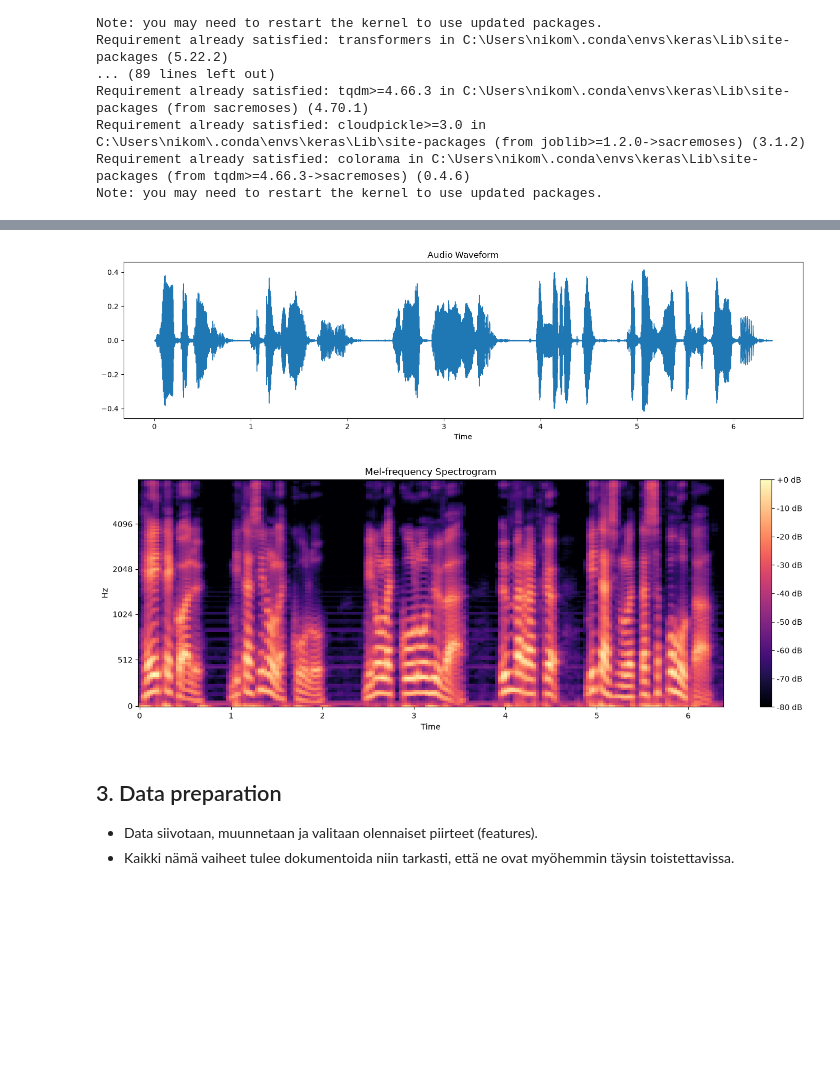
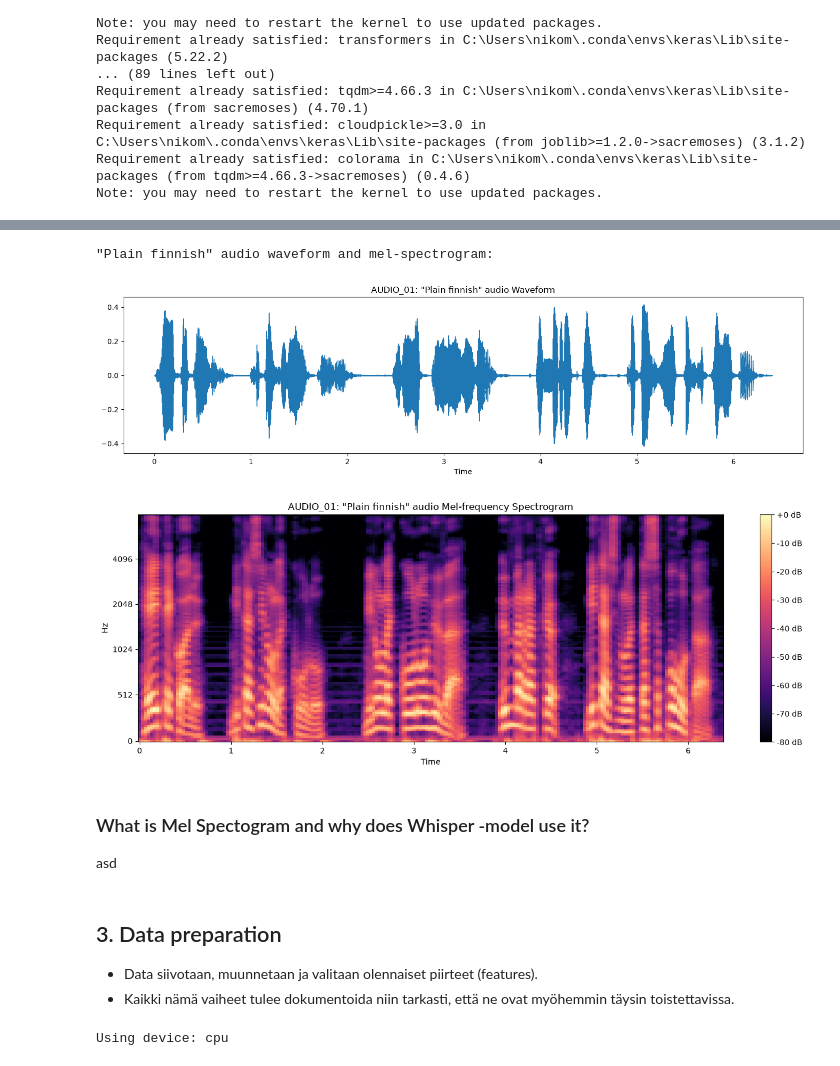
Before and after one commit to mehiis/neural-network-metropolia, a Jupyter notebook: assignment_03/02_speech_recognition_with_whisper/FI-CRISP-DM-template.ipynb, the cells around one changed output, grey strips where cells are left out. Saved outputs shown, nothing was run; the diff lists cells and outputs as text; code cells hidden in the pictures; blank space fills up the shorter version.

```diff
--- a/assignment_03/02_speech_recognition_with_whisper/FI-CRISP-DM-template.ipynb
+++ b/assignment_03/02_speech_recognition_with_whisper/FI-CRISP-DM-template.ipynb
@@ -82,9 +82,9 @@ import matplotlib.pyplot as plt
 from IPython.display import Audio, display
 from transformers import WhisperProcessor, WhisperForConditionalGeneration
 
-# Set the audio filename - update this to your actual filename
+# Set the audio filenames
 af_01 = "audio/01_plain_finnish.wav"
-af_02 = ""
-af_03 = ""
-af_04 = ""
+af_02 = "audio/02_plain_finnish_and_noise.wav"
+af_03 = "audio/03_plain_finnish_and_music.wav"
+af_04 = "audio/04_dialect_finnish.wav"
 # %%
@@ -114,26 +137,41 @@ Data type: float32
 # %%
+print("\n\n\"Plain finnish\" audio waveform and mel-spectrogram:\n\n")
+
 # Plot waveform
 plt.figure(figsize=(14, 4))
-librosa.display.waveshow(y, sr=sr)
-plt.title('Audio Waveform')
+librosa.display.waveshow(y_01, sr=sr_01)
+plt.title('AUDIO_01: "Plain finnish\" audio Waveform')
 plt.tight_layout()
 plt.show()
 
 # Create mel spectrogram
 plt.figure(figsize=(14, 5))
-S = librosa.feature.melspectrogram(y=y, sr=sr, n_mels=128)
+S = librosa.feature.melspectrogram(y=y_01, sr=sr_01, n_mels=128)
 S_dB = librosa.power_to_db(S, ref=np.max)
-librosa.display.specshow(S_dB, y_axis='mel', x_axis='time', sr=sr)
+librosa.display.specshow(S_dB, y_axis='mel', x_axis='time', sr=sr_01)
 plt.colorbar(format='%+2.0f dB')
-plt.title('Mel-frequency Spectrogram')
+plt.title('AUDIO_01: "Plain finnish\" audio Mel-frequency Spectrogram')
 plt.tight_layout()
 plt.show()
 # %% [output]
+"Plain finnish" audio waveform and mel-spectrogram:
-[figure, old version]
+[figure, new version]
-[figure, old version]
+[figure, new version]
+# %% [markdown]
+<h3>What is Mel Spectogram and why does Whisper -model use it?</h3>
+
+asd
 # %% [markdown]
 <h2>3. Data preparation</h2>
 
    - Data siivotaan, muunnetaan ja valitaan olennaiset piirteet (features).
    - Kaikki nämä vaiheet tulee dokumentoida niin tarkasti, että ne ovat myöhemmin täysin toistettavissa.
+# %%
+# Valitse laite: NVIDIA-GPU, Apple-GPU tai CPU
+device = ("cuda" if torch.cuda.is_available()
+          else "mps" if torch.backends.mps.is_available()
+          else "cpu")
+print(f"Using device: {device}")
+# %% [output]
+Using device: cpu
 # %% [markdown]
```
Also changed, not shown: parts of 8 cells of this notebook, 2 other files.
